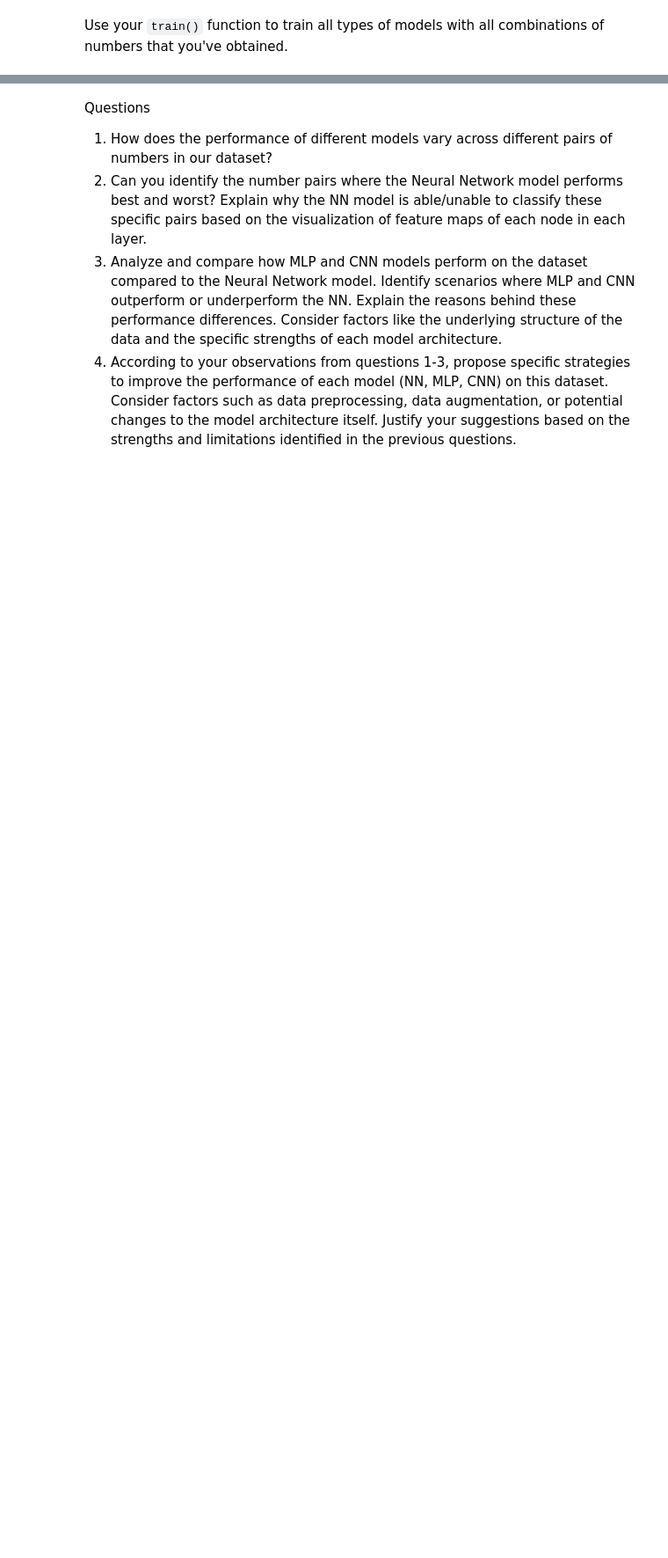
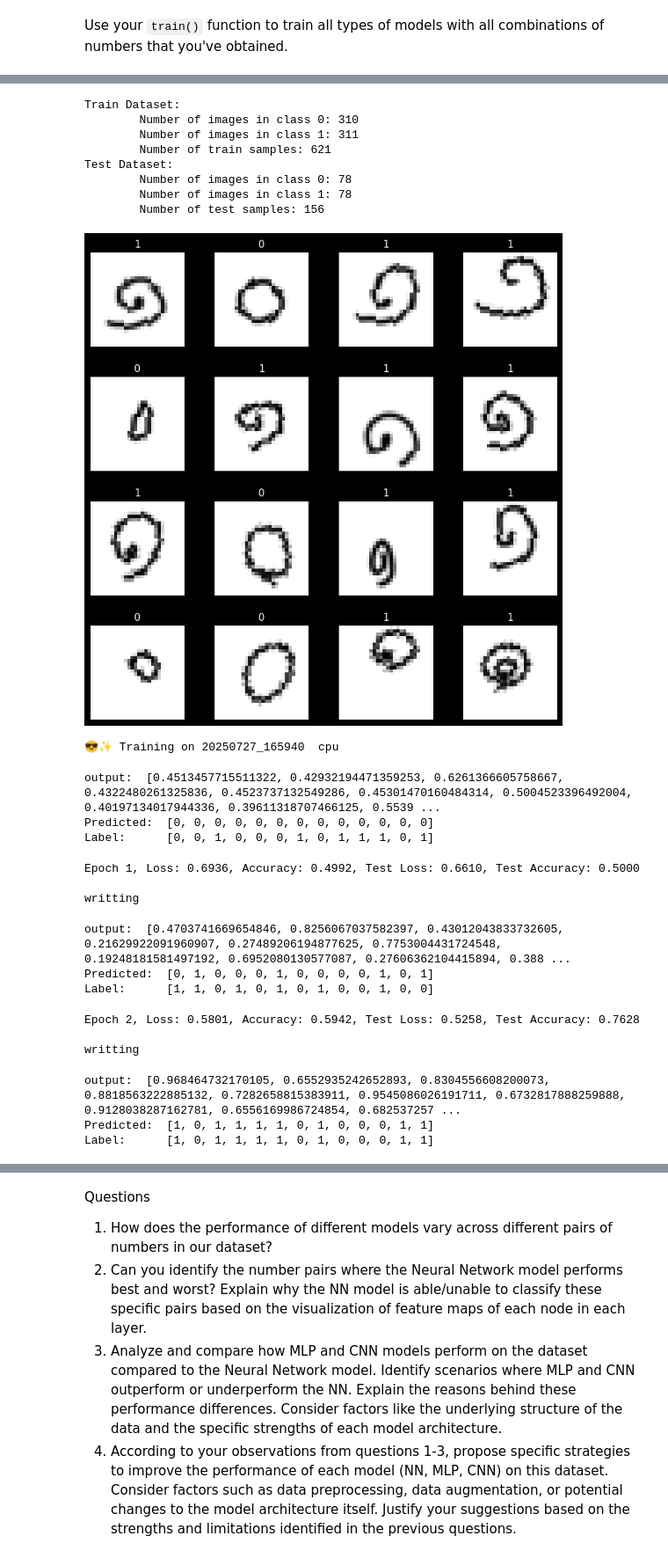
Before and after one commit to JuniorMJMJ/Image-Processing-Course-2025, a Jupyter notebook: Lab4_NN-and-CNN/Lab4_2_NN-and-CNN.ipynb, the cells around one changed output, grey strips where cells are left out. Shown at 88% size. Drawn from its saved outputs; the diff is of its cells as text; code cells hidden in the pictures; blank space fills up the shorter version.

```diff
--- a/Lab4_NN-and-CNN/Lab4_2_NN-and-CNN.ipynb
+++ b/Lab4_NN-and-CNN/Lab4_2_NN-and-CNN.ipynb
@@ -477,0 +694,51 @@ Use your `train()` function to train all types of models with all combinations o
+# %%
+writer = SummaryWriter(log_dir='runs/mlp')
+
+mlp_model = MLP()
+loss_fn = nn.BCELoss()
+optimizer = torch.optim.SGD(mlp_model.parameters(), lr=0.03, momentum=0.9)
+
+
+class_names = [f'{x}' for x in range(2)]
+train_loader, test_loader = load_data('thai-handwriting-number.appspot.com',class_names)
+
+device = 'cpu'
+
+mlp_history = train(
+    class_names,
+    mlp_model,
+    optimizer,
+    loss_fn,
+    train_loader,
+    test_loader,
+    epochs=30,
+    writer=writer,
+    checkpoint_path="checkpoints/mpl_model",
+    device=device,
+)
+# %% [output]
+Train Dataset:
+        Number of images in class 0: 310
+        Number of images in class 1: 311
+        Number of train samples: 621
+Test Dataset:
+        Number of images in class 0: 78
+        Number of images in class 1: 78
+        Number of test samples: 156
+[figure, added]
+😎✨ Training on 20250727_165940  cpu
+output:  [0.4513457715511322, 0.42932194471359253, 0.6261366605758667, 0.4322480261325836, 0.4523737132549286, 0.45301470160484314, 0.5004523396492004, 0.40197134017944336, 0.39611318707466125, 0.5539 ...
+Predicted:  [0, 0, 0, 0, 0, 0, 0, 0, 0, 0, 0, 0, 0]
+Label:      [0, 0, 1, 0, 0, 0, 1, 0, 1, 1, 1, 0, 1]
+Epoch 1, Loss: 0.6936, Accuracy: 0.4992, Test Loss: 0.6610, Test Accuracy: 0.5000
+
+writting
+output:  [0.4703741669654846, 0.8256067037582397, 0.43012043833732605, 0.21629922091960907, 0.27489206194877625, 0.7753004431724548, 0.19248181581497192, 0.6952080130577087, 0.27606362104415894, 0.388 ...
+Predicted:  [0, 1, 0, 0, 0, 1, 0, 0, 0, 0, 1, 0, 1]
+Label:      [1, 1, 0, 1, 0, 1, 0, 1, 0, 0, 1, 0, 0]
+Epoch 2, Loss: 0.5801, Accuracy: 0.5942, Test Loss: 0.5258, Test Accuracy: 0.7628
+
+writting
+output:  [0.968464732170105, 0.6552935242652893, 0.8304556608200073, 0.8818563222885132, 0.7282658815383911, 0.9545086026191711, 0.6732817888259888, 0.9128038287162781, 0.6556169986724854, 0.682537257 ...
+Predicted:  [1, 0, 1, 1, 1, 1, 0, 1, 0, 0, 0, 1, 1]
+Label:      [1, 0, 1, 1, 1, 1, 0, 1, 0, 0, 0, 1, 1]
```
Also changed, not shown: parts of 12 cells of this notebook, 3 other files.
